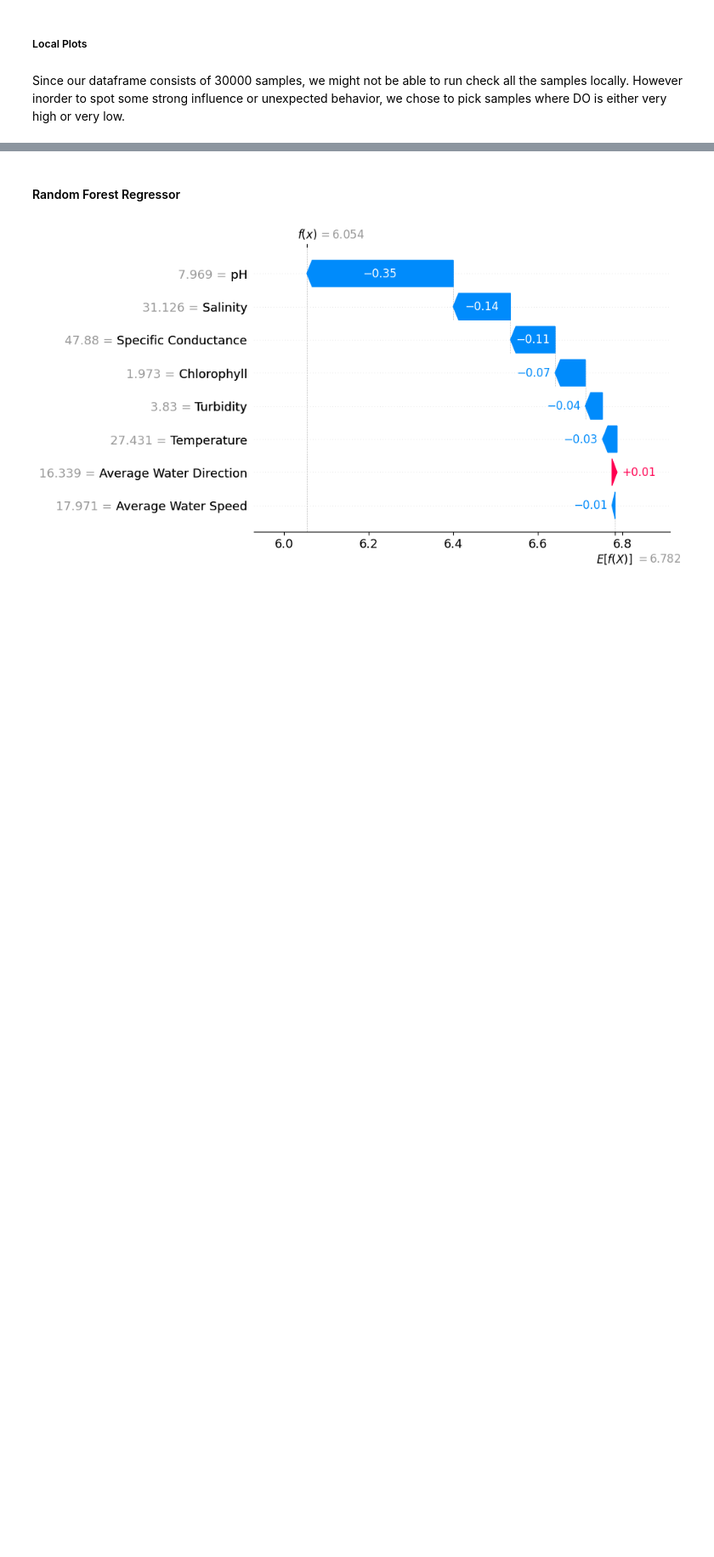
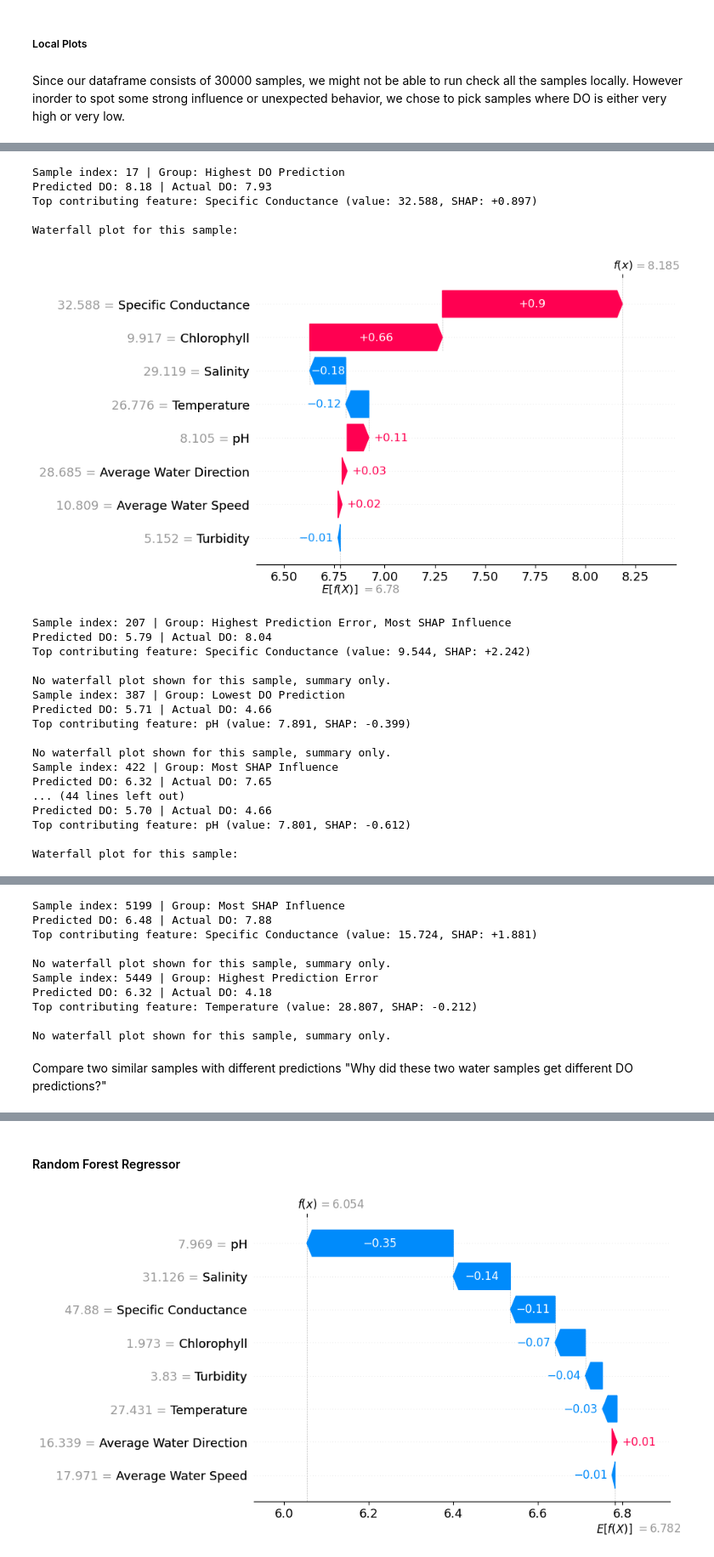
Before and after one commit to Deppi15/INFO381, a Jupyter notebook: notebooks/notebook.ipynb, the cells around one changed output, grey strips where cells are left out. Shown at 85% size. Saved outputs shown, nothing was run; the diff lists cells and outputs as text; code cells hidden in the pictures; blank space fills up the shorter version.

```diff
--- a/notebooks/notebook.ipynb
+++ b/notebooks/notebook.ipynb
@@ -688,0 +648,62 @@ shap.plots.force(sample)
+# %%
+#Define the groups
+group_labels = {}
+
+# Assign group labels to sample indices
+for idx in top_preds:
+    group_labels[idx] = group_labels.get(idx, []) + ["Highest DO Prediction"]
+
+for idx in low_preds:
+    group_labels[idx] = group_labels.get(idx, []) + ["Lowest DO Prediction"]
+
+for idx in top_errors:
+    group_labels[idx] = group_labels.get(idx, []) + ["Highest Prediction Error"]
+
+for idx in top_total_impact:
+    group_labels[idx] = group_labels.get(idx, []) + ["Most SHAP Influence"]
+# %%
+#Looping through and displaying one plot from each group, and summarizations of the rest.
+plotted = {top_preds[0], low_preds[0], top_errors[-1]}  # show one key sample per group
+
+for i in sorted(group_labels.keys()):
+    group = ", ".join(group_labels[i])
+    print(f"Sample index: {i} | Group: {group}")
+    print(f"Predicted DO: {y_pred[i]:.2f} | Actual DO: {y_test.values[i]:.2f}")
+
+    top_feat_idx = np.argmax(np.abs(shap_values.values[i]))
+    top_feat_name = X_test.columns[top_feat_idx]
+    top_feat_value = X_test.iloc[i][top_feat_name]
+    top_feat_shap = shap_values.values[i][top_feat_idx]
+
+    print(f"Top contributing feature: {top_feat_name} (value: {top_feat_value}, SHAP: {top_feat_shap:+.3f})")
+    print("")
+
+    if i in plotted:
+        print("Waterfall plot for this sample:")
+        shap.plots.waterfall(shap_values[i])
+    else:
+        print(f"No waterfall plot shown for this sample, summary only.")
+# %% [output]
+Sample index: 17 | Group: Highest DO Prediction
+Predicted DO: 8.18 | Actual DO: 7.93
+Top contributing feature: Specific Conductance (value: 32.588, SHAP: +0.897)
+
+Waterfall plot for this sample:
+[figure, added]
+Sample index: 207 | Group: Highest Prediction Error, Most SHAP Influence
+Predicted DO: 5.79 | Actual DO: 8.04
+Top contributing feature: Specific Conductance (value: 9.544, SHAP: +2.242)
+
+No waterfall plot shown for this sample, summary only.
+Sample index: 387 | Group: Lowest DO Prediction
+Predicted DO: 5.71 | Actual DO: 4.66
+Top contributing feature: pH (value: 7.891, SHAP: -0.399)
+
+No waterfall plot shown for this sample, summary only.
+Sample index: 422 | Group: Most SHAP Influence
+Predicted DO: 6.32 | Actual DO: 7.65
+... (44 lines left out)
+Predicted DO: 5.70 | Actual DO: 4.66
+Top contributing feature: pH (value: 7.801, SHAP: -0.612)
+
+Waterfall plot for this sample:
@@ -688,0 +732,13 @@ shap.plots.force(sample)
+Sample index: 5199 | Group: Most SHAP Influence
+Predicted DO: 6.48 | Actual DO: 7.88
+Top contributing feature: Specific Conductance (value: 15.724, SHAP: +1.881)
+
+No waterfall plot shown for this sample, summary only.
+Sample index: 5449 | Group: Highest Prediction Error
+Predicted DO: 6.32 | Actual DO: 4.18
+Top contributing feature: Temperature (value: 28.807, SHAP: -0.212)
+
+No waterfall plot shown for this sample, summary only.
+# %% [markdown]
+Compare two similar samples with different predictions
+"Why did these two water samples get different DO predictions?"
```
Also changed, not shown: parts of 25 cells of this notebook.
